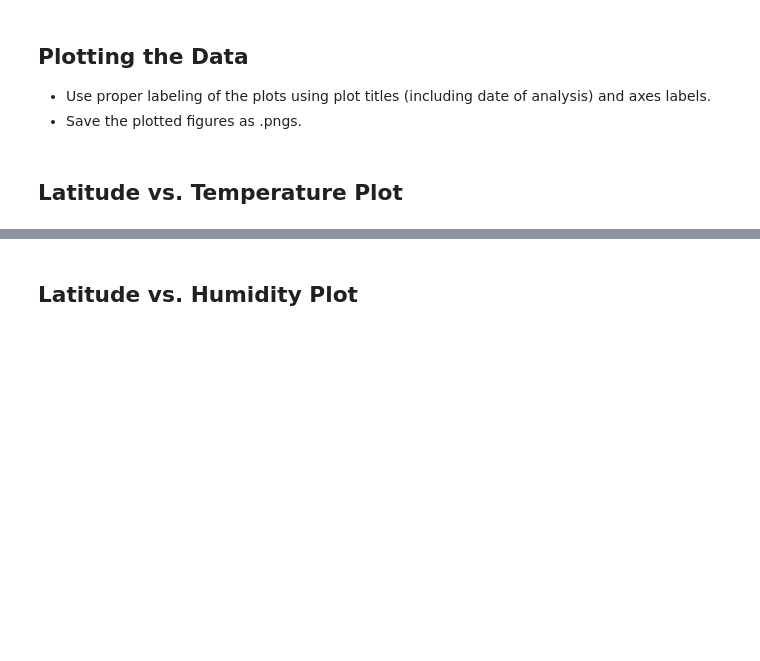
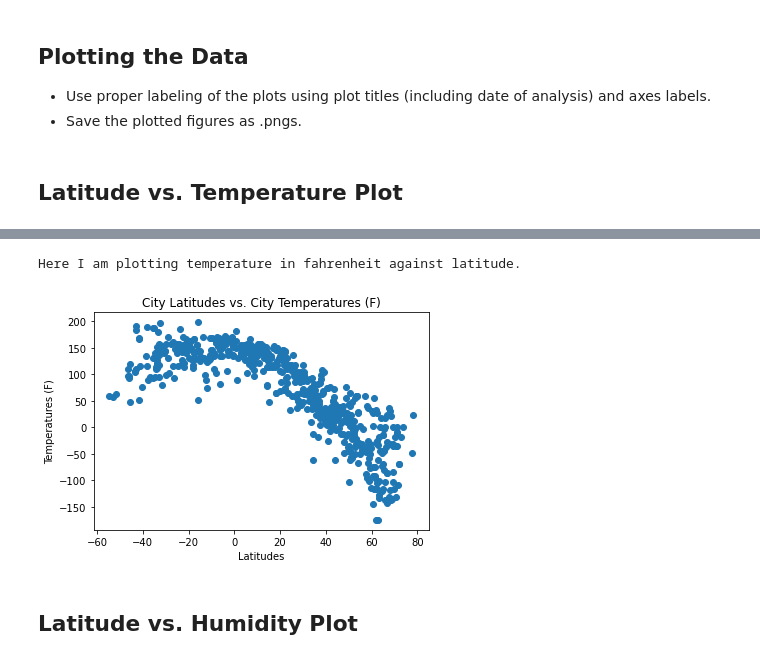
Before and after one commit to Uc71/Plotting-Global-Weather-by-Latitude, a Jupyter notebook: WeatherPy/WeatherPy.ipynb, the cells around one changed output, grey strips where cells are left out. Drawn from its saved outputs; the diff is of its cells as text; code cells hidden in the pictures; blank space fills up the shorter version.

```diff
--- a/WeatherPy/WeatherPy.ipynb
+++ b/WeatherPy/WeatherPy.ipynb
@@ -166,2 +153,11 @@ Int64Index([], dtype='int64')
+# %%
+plt.scatter(lats,Fs)
+plt.xlabel("Latitudes")
+plt.ylabel("Temperatures (F)")
+plt.title("City Latitudes vs. City Temperatures (F)")
+print("Here I am plotting temperature in fahrenheit against latitude.")
+# %% [output]
+Here I am plotting temperature in fahrenheit against latitude.
+[figure, added]
 # %% [markdown]
 ## Latitude vs. Humidity Plot
```
Also changed, not shown: parts of 30 cells of this notebook.
